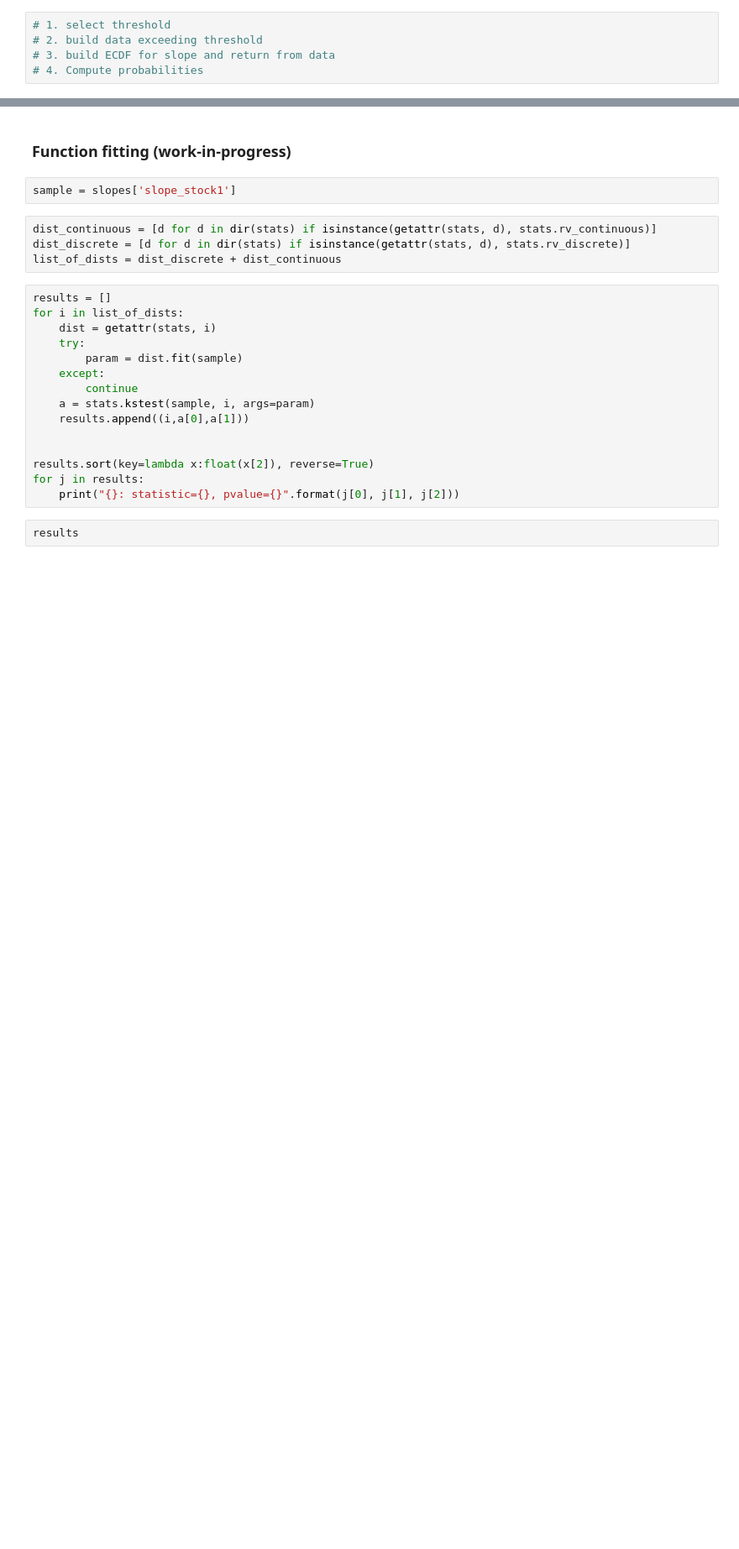
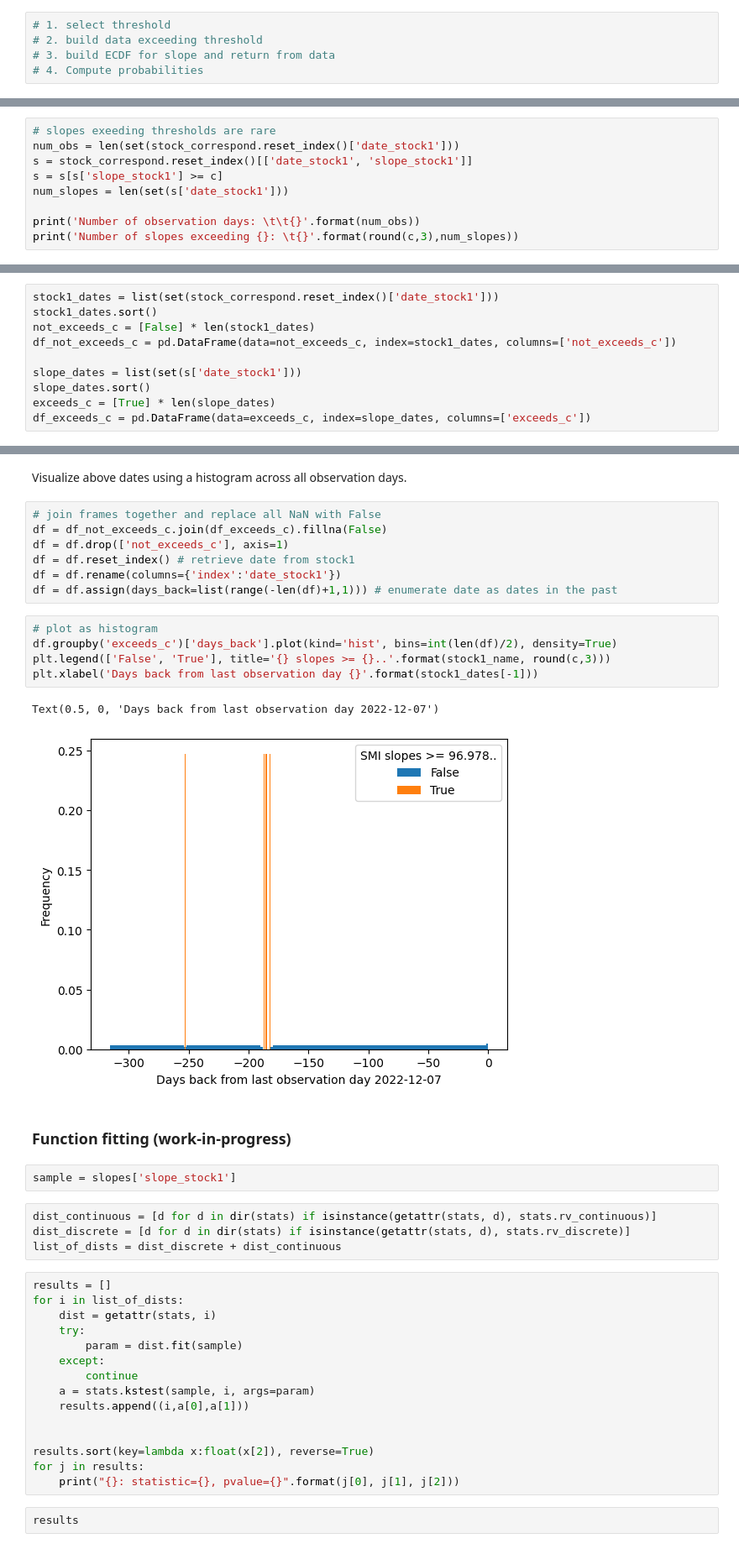
Before and after one commit to cdeck3r/YASMaPE, a Jupyter notebook: notebooks/stock_correl.ipynb, the cells around one changed output, grey strips where cells are left out. Shown at 84% size. Cells and saved outputs as stored; diff of their text form; blank space fills up the shorter version.

```diff
--- a/notebooks/stock_correl.ipynb
+++ b/notebooks/stock_correl.ipynb
@@ -342,0 +303,9 @@ Text(0.5, 1.0, 'Probability that IXX achieves return greater 10%')
+# %%
+# slopes exeeding thresholds are rare
+num_obs = len(set(stock_correspond.reset_index()['date_stock1']))
+s = stock_correspond.reset_index()[['date_stock1', 'slope_stock1']]
+s = s[s['slope_stock1'] >= c]
+num_slopes = len(set(s['date_stock1']))
+
+print('Number of observation days: \t\t{}'.format(num_obs))
+print('Number of slopes exceeding {}: \t{}'.format(round(c,3),num_slopes))
@@ -342,0 +317,10 @@ Text(0.5, 1.0, 'Probability that IXX achieves return greater 10%')
+# %%
+stock1_dates = list(set(stock_correspond.reset_index()['date_stock1']))
+stock1_dates.sort()
+not_exceeds_c = [False] * len(stock1_dates)
+df_not_exceeds_c = pd.DataFrame(data=not_exceeds_c, index=stock1_dates, columns=['not_exceeds_c'])
+
+slope_dates = list(set(s['date_stock1']))
+slope_dates.sort()
+exceeds_c = [True] * len(slope_dates)
+df_exceeds_c = pd.DataFrame(data=exceeds_c, index=slope_dates, columns=['exceeds_c'])
@@ -343,3 +341,20 @@ Text(0.5, 1.0, 'Probability that IXX achieves return greater 10%')
+# %% [markdown]
+Visualize above dates using a histogram across all observation days.
+# %%
+# join frames together and replace all NaN with False
+df = df_not_exceeds_c.join(df_exceeds_c).fillna(False)
+df = df.drop(['not_exceeds_c'], axis=1)
+df = df.reset_index() # retrieve date from stock1
+df = df.rename(columns={'index':'date_stock1'})
+df = df.assign(days_back=list(range(-len(df)+1,1))) # enumerate date as dates in the past
+# %%
+# plot as histogram
+df.groupby('exceeds_c')['days_back'].plot(kind='hist', bins=int(len(df)/2), density=True)
+plt.legend(['False', 'True'], title='{} slopes >= {}..'.format(stock1_name, round(c,3)))
+plt.xlabel('Days back from last observation day {}'.format(stock1_dates[-1]))
+# %% [output]
+Text(0.5, 0, 'Days back from last observation day 2022-12-07')
+[figure, added]
 # %% [markdown]
 ### Function fitting (work-in-progress)
 # %%
```
Also changed, not shown: parts of 28 cells of this notebook.
